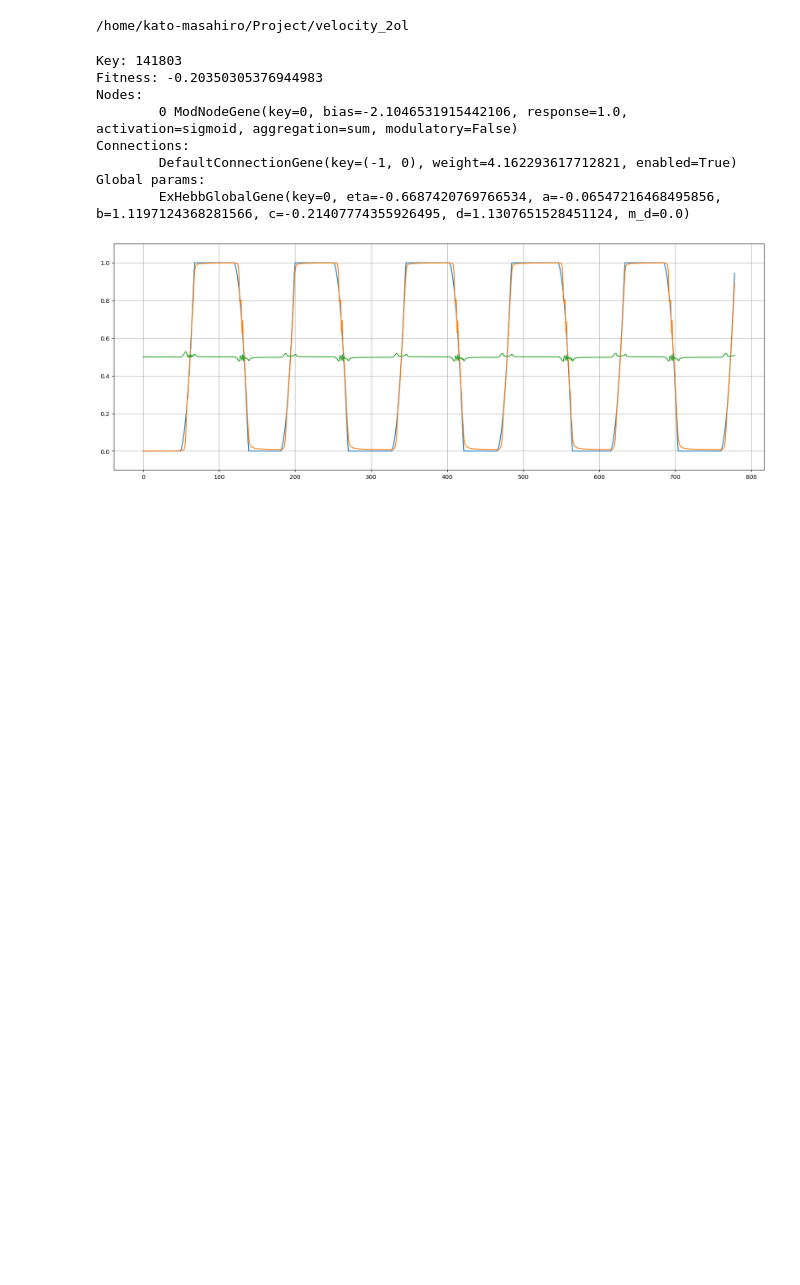
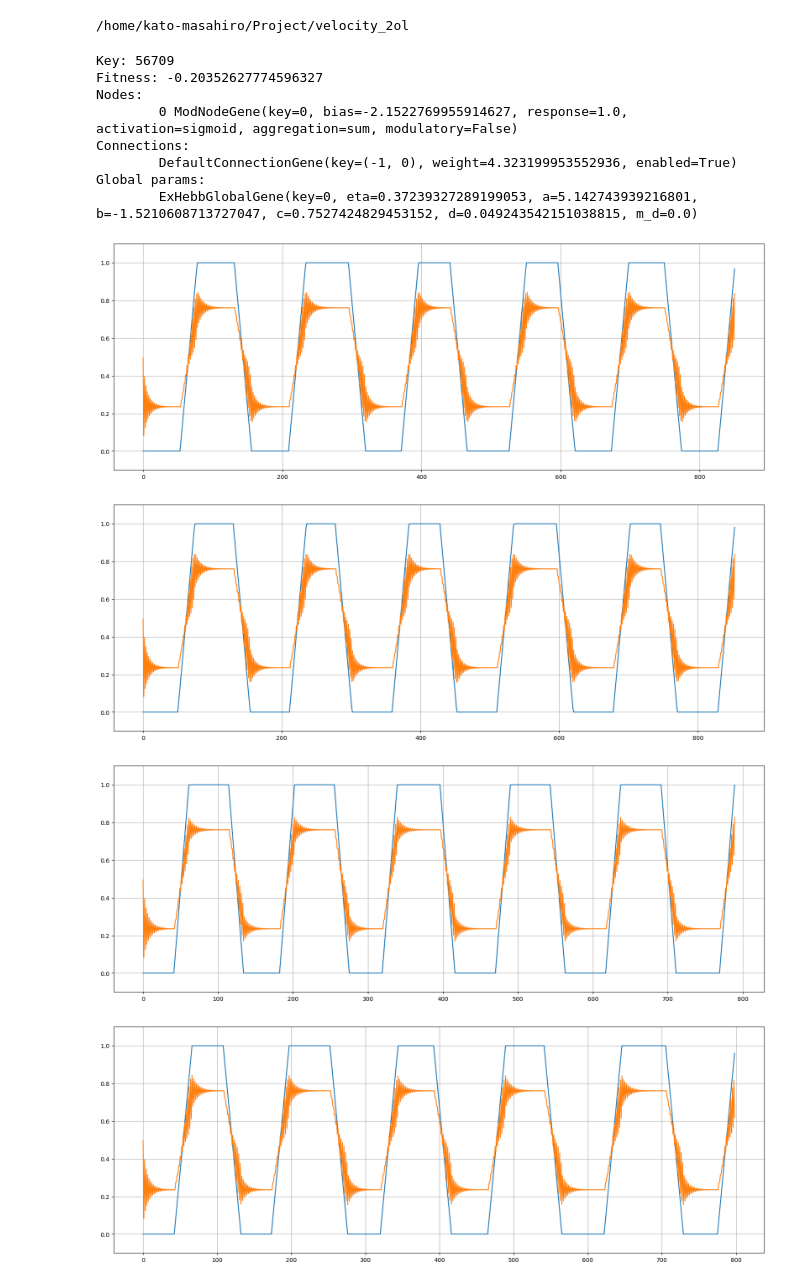
Before and after one commit to kato-mahiro/velocity_2ol, a Jupyter notebook: check_history.ipynb, the cells around one changed output. Drawn from its saved outputs; the diff is of its cells as text; code cells hidden in the pictures; blank space fills up the shorter version.

```diff
--- a/check_history.ipynb
+++ b/check_history.ipynb
@@ -23,7 +23,7 @@ from modneat import visualize
 # %% [output]
 /home/kato-masahiro/Project/velocity_2ol
 # %%
-checkpoint_path = '/home/kato-masahiro/Project/velocity_2ol/neo_result/[CONTINUED]velocity_task.velocity_task_N_ModExHebbFFN_lv1/checkpoints/checkpoint-399'
+checkpoint_path = '/home/kato-masahiro/Project/velocity_2ol/results2023_3_4/task_lv3/[CONTINUED]velocity_task.velocity_task_N_ModExHebbFFN_lv2/checkpoints/checkpoint-9999'
 
 p = modneat.Checkpointer.restore_checkpoint(checkpoint_path)
 p.config.genome_config.enabled_mutate_rate
@@ -33,30 +33,33 @@ best_individual = population_list[-1]
 # %%
 print(best_individual)
 # %% [output]
-Key: 141803
-Fitness: -0.20350305376944983
+Key: 56709
+Fitness: -0.20352627774596327
 Nodes:
-        0 ModNodeGene(key=0, bias=-2.1046531915442106, response=1.0, activation=sigmoid, aggregation=sum, modulatory=False)
+        0 ModNodeGene(key=0, bias=-2.1522769955914627, response=1.0, activation=sigmoid, aggregation=sum, modulatory=False)
 Connections:
-        DefaultConnectionGene(key=(-1, 0), weight=4.162293617712821, enabled=True)
+        DefaultConnectionGene(key=(-1, 0), weight=4.323199953552936, enabled=True)
 Global params:
-        ExHebbGlobalGene(key=0, eta=-0.6687420769766534, a=-0.06547216468495856, b=1.1197124368281566, c=-0.21407774355926495, d=1.1307651528451124, m_d=0.0)
+        ExHebbGlobalGene(key=0, eta=0.37239327289199053, a=5.142743939216801, b=-1.5210608713727047, c=0.7527424829453152, d=0.049243542151038815, m_d=0.0)
 # %%
 #print(best_individual.history)
 
 for loop_list in best_individual.history:
     target_list = [d['target'] for d in loop_list]
     output_list = [d['output'][0] for d in loop_list]
     input_list = [d['input'] for d in loop_list]
     xlabel = [n for n in range(len(input_list))]
     #print(target_list)
     #print(output_list)
     fig = plt.figure(figsize=(20,7))
     plt.plot(xlabel, target_list)
     plt.plot(xlabel, output_list)
-    plt.plot(xlabel, input_list)
+    #plt.plot(xlabel, input_list)
     plt.ylim(-0.1,1.1)
     plt.grid()
     plt.show()
 # %% [output]
-[figure, old version]
+[figure, new version]
+[figure, added]
+[figure, added]
+[figure, added]
```
Also changed, not shown: parts of 4 cells of this notebook, 5 other files.
